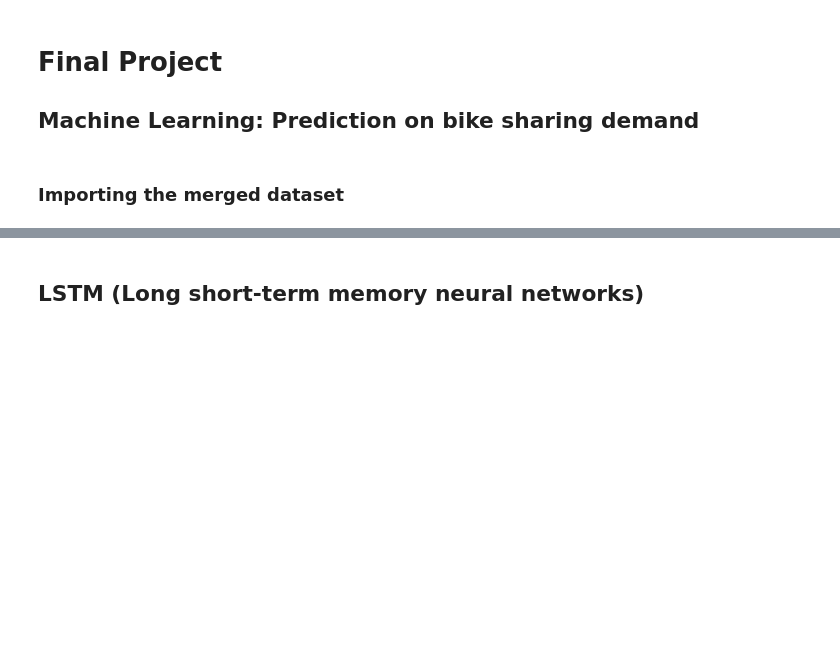
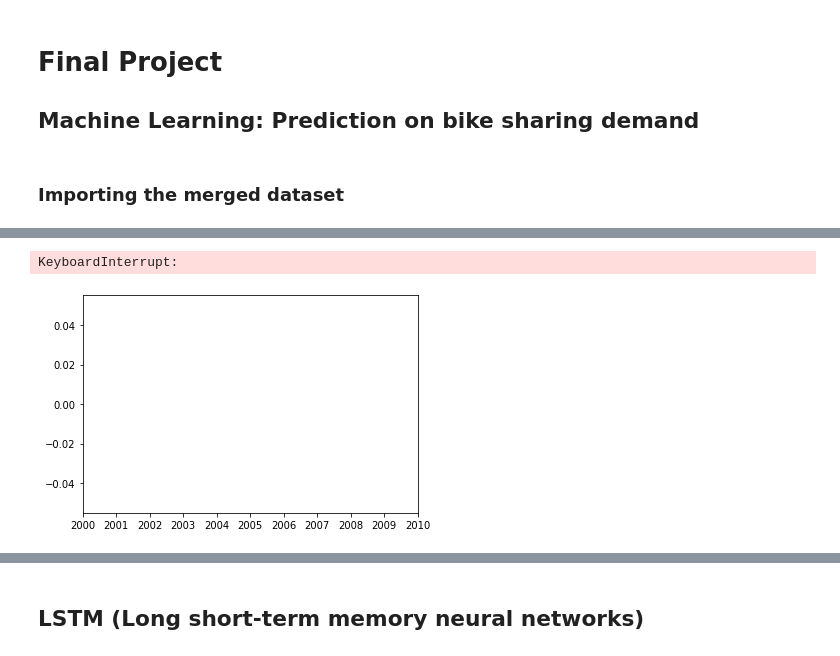
Before and after one commit to hchae0817/final_project, a Jupyter notebook: bike_machine_learning.ipynb, the cells around one changed output, grey strips where cells are left out. Saved outputs shown, nothing was run; the diff lists cells and outputs as text; code cells hidden in the pictures; blank space fills up the shorter version.

```diff
--- a/bike_machine_learning.ipynb
+++ b/bike_machine_learning.ipynb
@@ -38,0 +48,8 @@ dataset
+# %%
+# Finding Outliers
+
+ax = sns.lineplot(x = "timestamp", y = "Total", data = dataset)
+ax.set(xlabel = 'timestamp', ylabel = 'Count')
+# %% [output]
+KeyboardInterrupt:
+[figure, added]
```
Also changed, not shown: parts of 24 cells of this notebook.
